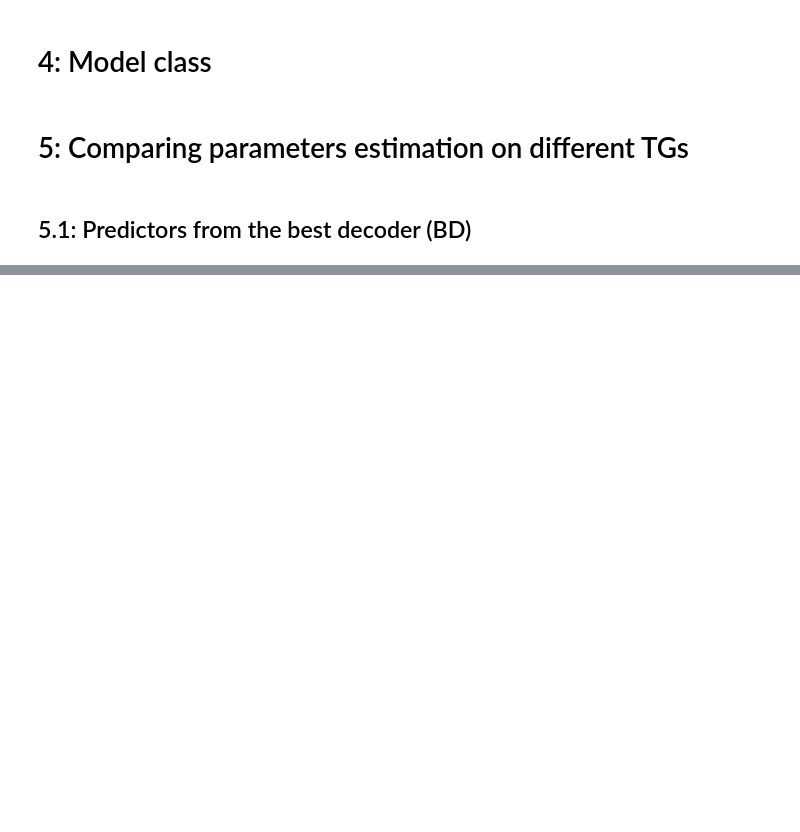
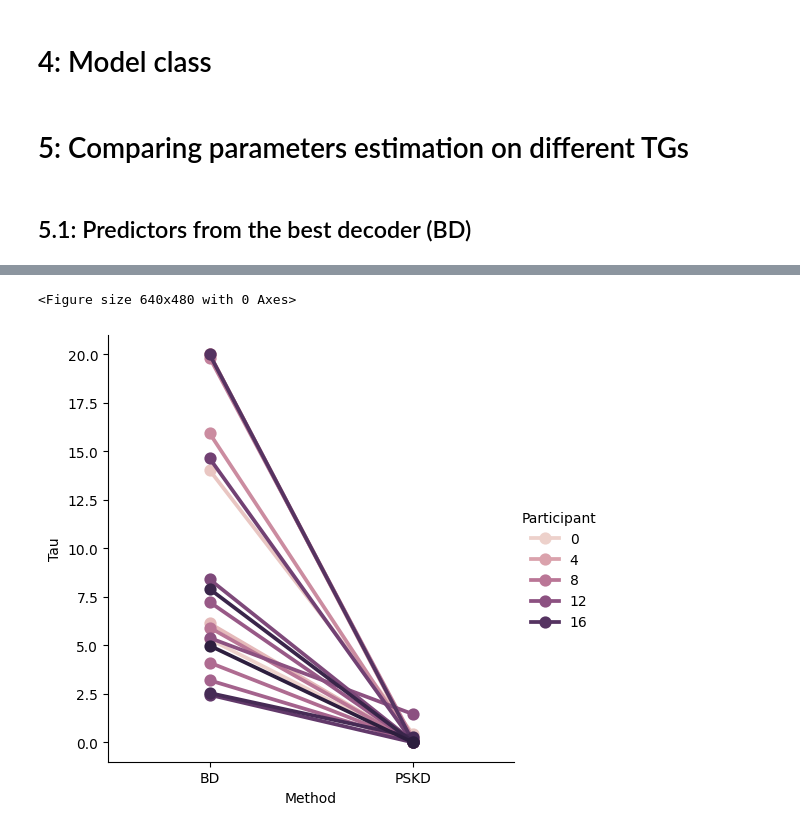
Before and after one commit to ThoHardy/SOUNDMODEL, a Jupyter notebook: SegmentedTemporalGeneralization.ipynb, the cells around one changed output, grey strips where cells are left out. Cells and saved outputs as stored; diff of their text form; code cells hidden in the pictures; blank space fills up the shorter version.

```diff
--- a/SegmentedTemporalGeneralization.ipynb
+++ b/SegmentedTemporalGeneralization.ipynb
@@ -1388,0 +1497,18 @@ Find best 2D Gaussian...
+# %%
+for task in ['Passive']:
+    taus_BD = np.load(f'CV_LogReg_OU/taus_{task}_BD.npy')
+    taus_PSKD = np.load(f'CV_LogReg_OU/taus_{task}_PSKD.npy')
+
+    data = pandas.DataFrame({
+        'Participant': list(range(20))*2,
+        'Method': ['BD'] * 20 + ['PSKD'] * 20,
+        'Tau': np.concatenate([taus_BD[:,1],taus_PSKD[:,1]])
+    })
+
+    plt.figure()
+    sns.catplot(data=data, x='Method', y='Tau', hue='Participant', kind='point')
+    plt.savefig(f'CV_LogReg_OU/taus_{task}_BDvsPSKD.png')
+    plt.show()
+# %% [output]
+<Figure size 640x480 with 0 Axes>
+[figure, added]
```
Also changed, not shown: parts of 16 cells of this notebook.
